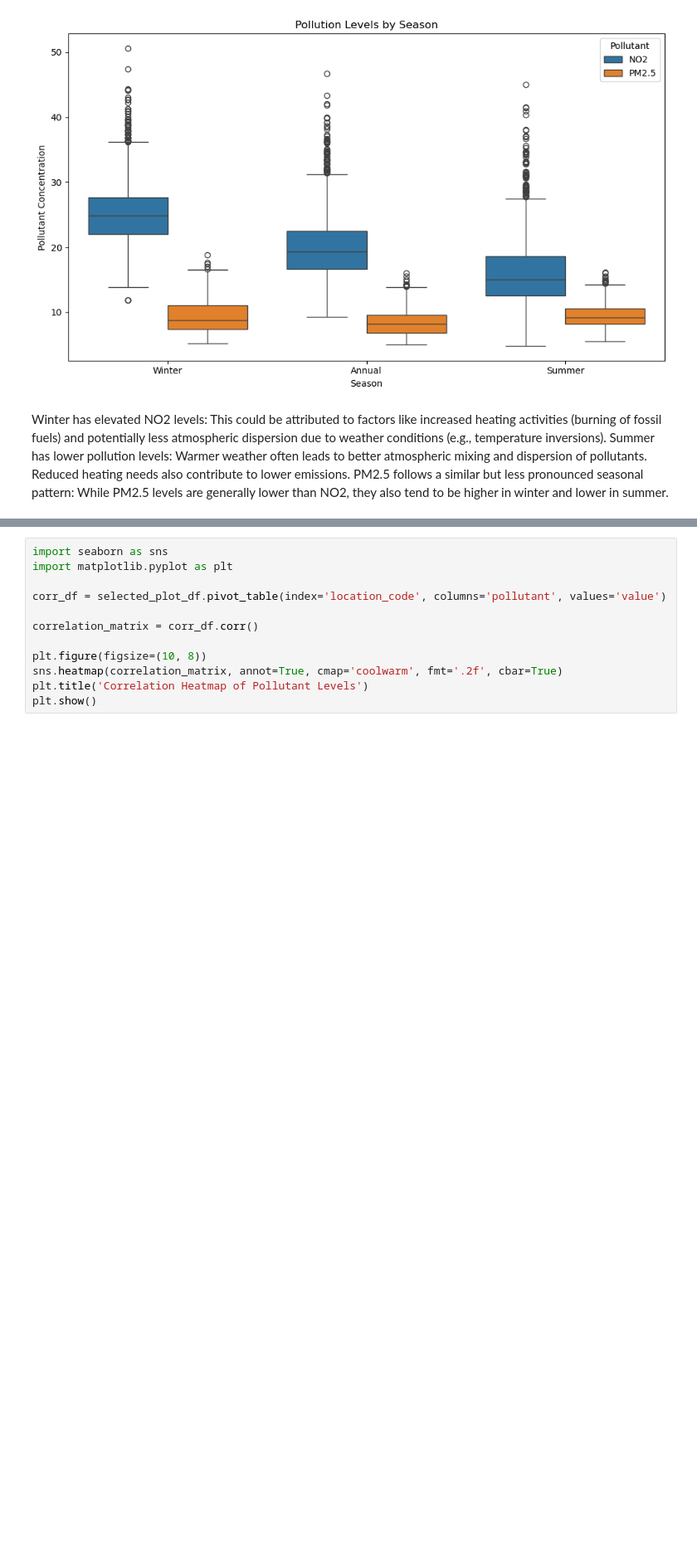
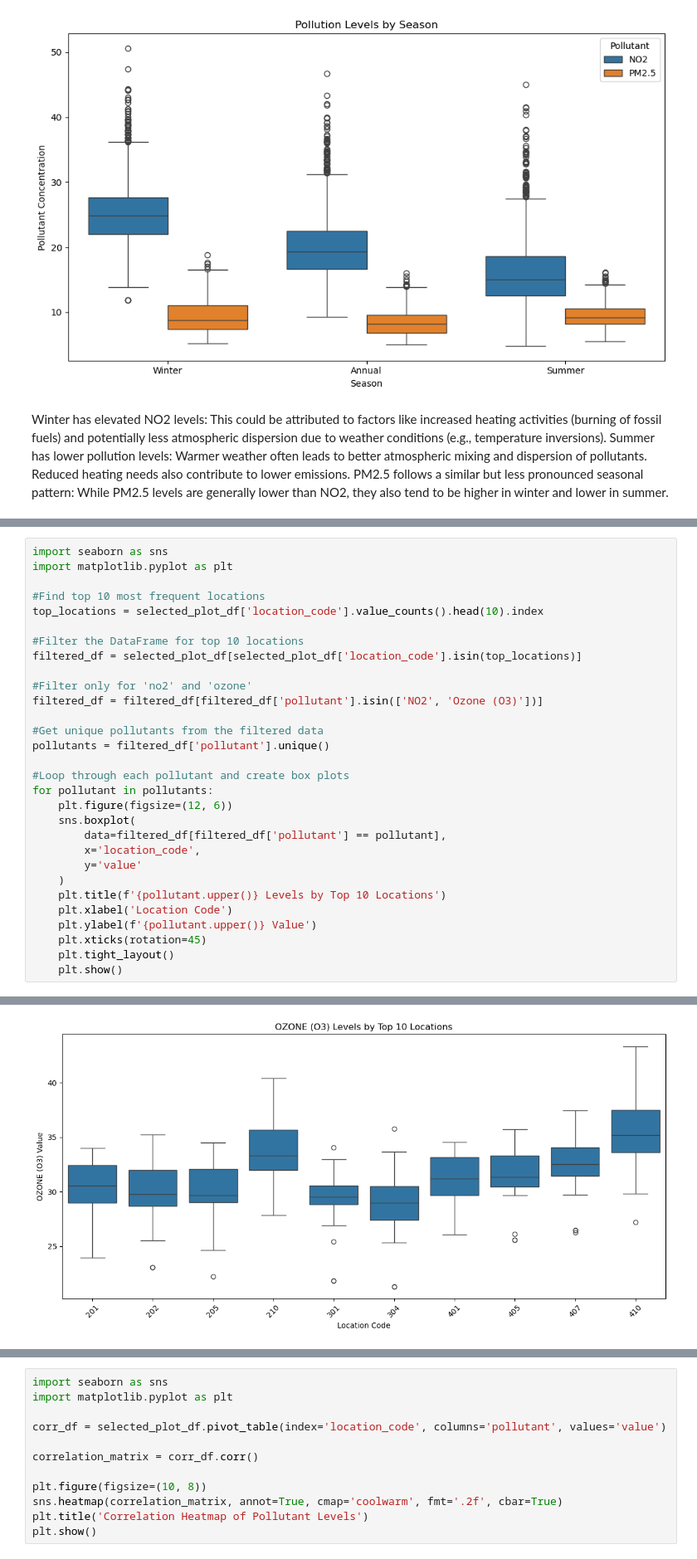
Before and after one commit to samiribrh/pm25-forecast-api, a Jupyter notebook: notebooks/air_data_viz.ipynb, the cells around one changed output, grey strips where cells are left out. Shown at 83% size. Cells and saved outputs as stored; diff of their text form; blank space fills up the shorter version.

```diff
--- a/notebooks/air_data_viz.ipynb
+++ b/notebooks/air_data_viz.ipynb
@@ -190,0 +227,31 @@ plt.show()
+# %%
+import seaborn as sns
+import matplotlib.pyplot as plt
+
+#Find top 10 most frequent locations
+top_locations = selected_plot_df['location_code'].value_counts().head(10).index
+
+#Filter the DataFrame for top 10 locations
+filtered_df = selected_plot_df[selected_plot_df['location_code'].isin(top_locations)]
+
+#Filter only for 'no2' and 'ozone'
+filtered_df = filtered_df[filtered_df['pollutant'].isin(['NO2', 'Ozone (O3)'])]
+
+#Get unique pollutants from the filtered data
+pollutants = filtered_df['pollutant'].unique()
+
+#Loop through each pollutant and create box plots
+for pollutant in pollutants:
+    plt.figure(figsize=(12, 6))
+    sns.boxplot(
+        data=filtered_df[filtered_df['pollutant'] == pollutant],
+        x='location_code',
+        y='value'
+    )
+    plt.title(f'{pollutant.upper()} Levels by Top 10 Locations')
+    plt.xlabel('Location Code')
+    plt.ylabel(f'{pollutant.upper()} Value')
+    plt.xticks(rotation=45)
+    plt.tight_layout()
+    plt.show()
+# %% [output]
@@ -190,0 +259 @@ plt.show()
+[figure, new version]
```
Also changed, not shown: parts of 15 cells of this notebook, 8 other files.
